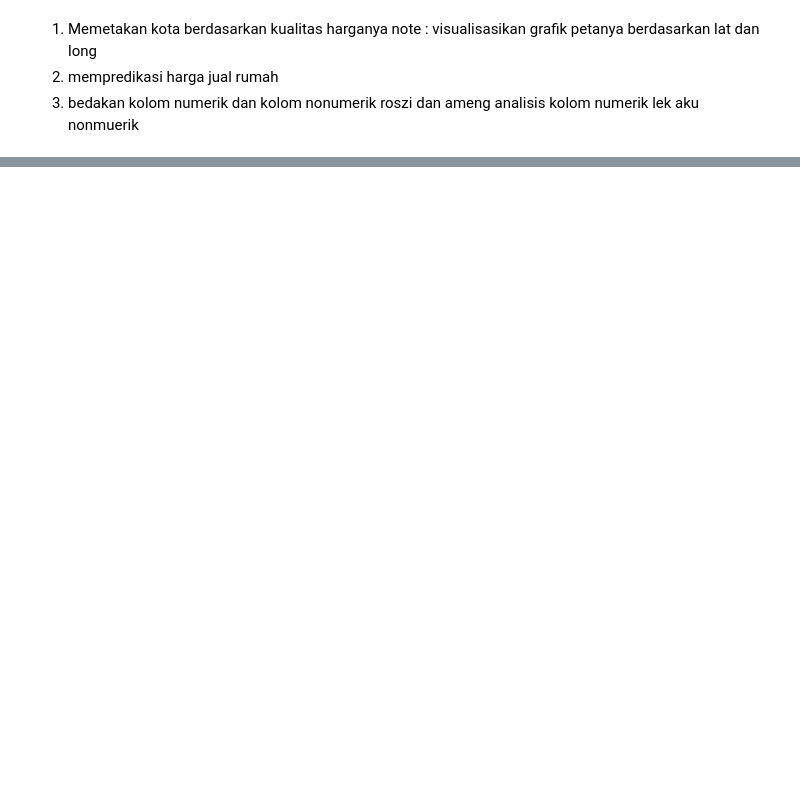
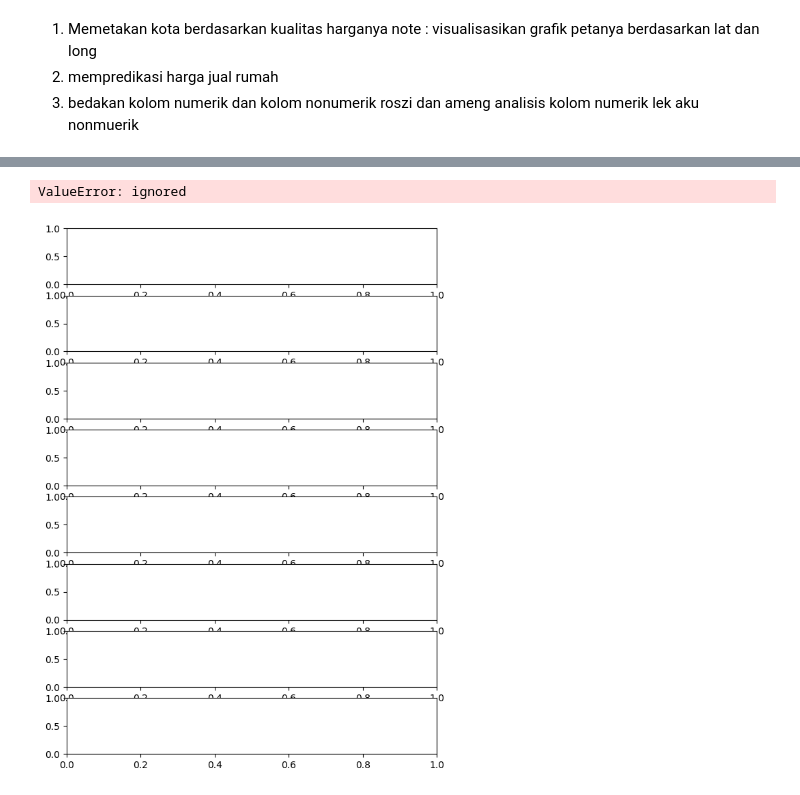
Before and after one commit to abdinegara783/ISFEST2023, a Jupyter notebook: ISFEST_Rozi.ipynb, the cells around one changed output, grey strips where cells are left out. Cells and saved outputs as stored; diff of their text form; code cells hidden in the pictures; blank space fills up the shorter version.

```diff
--- a/ISFEST_Rozi.ipynb
+++ b/ISFEST_Rozi.ipynb
@@ -213,0 +122,32 @@ DriverError: ignored
+# %%
+# Mendefinisikan kolom tipe kategorikal yang dibutuhkan
+kol_cat = data[['district', 'city', 'facilities', 'property_type', 'certificate', 'electricity', 'property_condition', 'building_orientation']]
+# %%
+#fig, axs = plt.subplots(3, 1, figsize = (9,15))
+fig, axs = plt.subplots(8,1,figsize=(7,10))
+# Membuat plot untuk setiap kolom kategorikal
+for i, kol in enumerate(kol_cat):
+    # Membuat Plot
+    sns.countplot(data[kol], order = data[kol].value_counts().index, ax = axs[i])
+    axs[i].set_title('\nCount Plot %s\n'%(kol), fontsize=15)
+
+    # Memberikan anotasi
+    for p in axs[i].patches:
+        axs[i].annotate(format(p.get_height(), '.0f'),
+                        (p.get_x() + p.get_width() / 2., p.get_height()),
+                        ha = 'center',
+                        va = 'center',
+                        xytext = (0, 10),
+                        textcoords = 'offset points')
+
+    # Setting Plot
+    sns.despine(right=True,top = True, left = True)
+    axs[i].axes.yaxis.set_visible(False)
+    plt.setp(axs[i])
+    plt.tight_layout()
+
+# Tampilkan plot
+plt.show()
+# %% [output]
+ValueError: ignored
+[figure, added]
```
Also changed, not shown: parts of 10 cells of this notebook.
